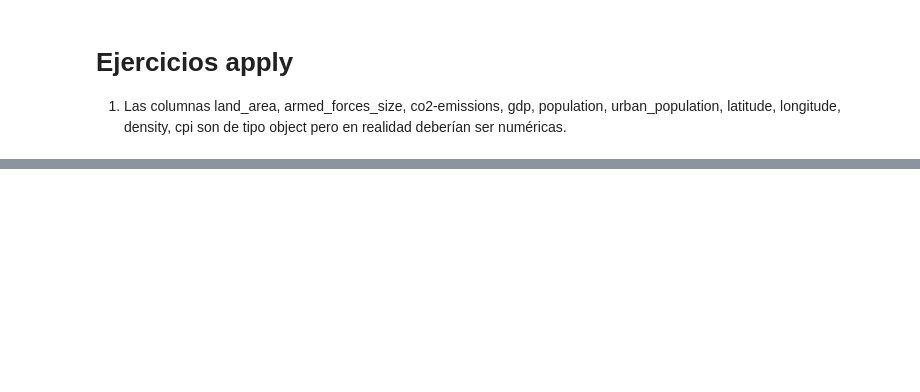
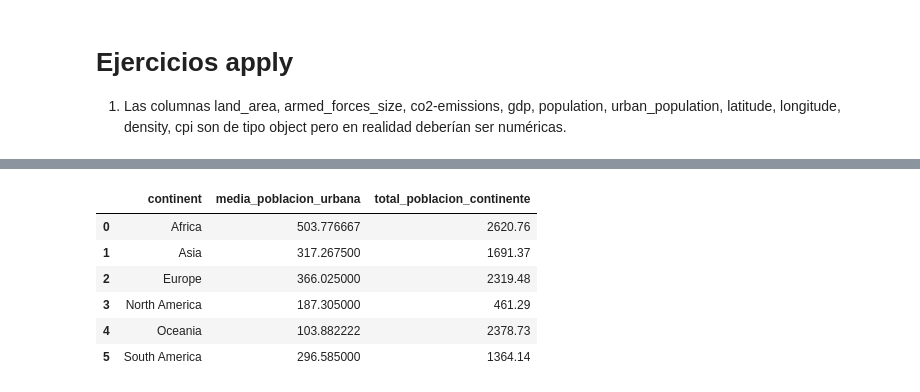
Before and after one commit to clarasdata/adalab-ej-pairprogramming-Andrea-Clara-pandas-numpy, a Jupyter notebook: 05-pair-agrupacion_de_datos_metodo_apply.ipynb, the cells around one changed output, grey strips where cells are left out. Cells and saved outputs as stored; diff of their text form; code cells hidden in the pictures; blank space fills up the shorter version.

```diff
--- a/05-pair-agrupacion_de_datos_metodo_apply.ipynb
+++ b/05-pair-agrupacion_de_datos_metodo_apply.ipynb
@@ -23,0 +66,4 @@ KeyError: "None of [Index([('landarea', 'armed_forcessize', 'co2emissions', 'gdp
+# %%
+# Miramos todos los países que se encuentran en la columna "country"
+paises = df_mergeworld["country"].values
+paises
@@ -27,0 +299,15 @@ KeyError: "None of [Index([('landarea', 'armed_forcessize', 'co2emissions', 'gdp
+# %%
+# Si juntamos los pasos 2 y 3:
+
+resultados_grupo = df_mergeworld.groupby('continent').agg(
+    media_poblacion_urbana=('urban_population', 'mean'),
+    total_poblacion_continente=('population', 'sum')).reset_index()
+resultados_grupo
+# %% [output]
+|  | continent | media_poblacion_urbana | total_poblacion_continente |
+| 0 | Africa | 503.776667 | 2620.76 |
+| 1 | Asia | 317.267500 | 1691.37 |
+| 2 | Europe | 366.025000 | 2319.48 |
+| 3 | North America | 187.305000 | 461.29 |
+| 4 | Oceania | 103.882222 | 2378.73 |
+| 5 | South America | 296.585000 | 1364.14 |
```
Also changed, not shown: parts of 43 cells of this notebook, 3 other files.
